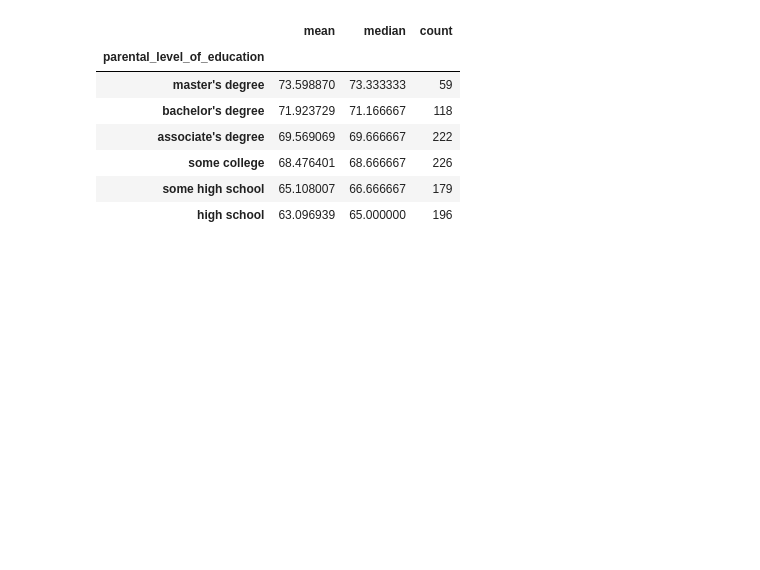
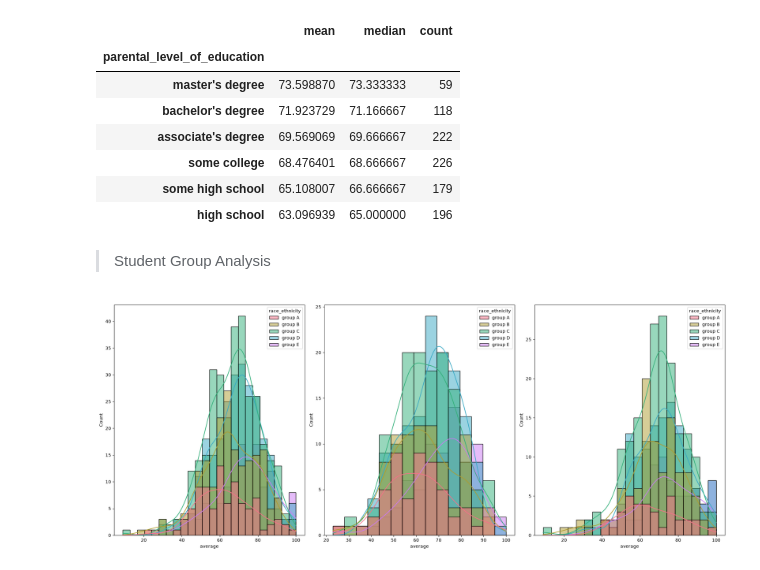
Before and after one commit to ShivamDevHere/student-math-score-prediction, a Jupyter notebook: notebook/01-eda.ipynb, the cells around one changed output. Cells and saved outputs as stored; diff of their text form; code cells hidden in the pictures; blank space fills up the shorter version.

Commit message:
plot: student ehnicity division perf

```diff
--- a/notebook/01-eda.ipynb
+++ b/notebook/01-eda.ipynb
@@ -286,3 +286,42 @@ parent_group
 | some college | 68.476401 | 68.666667 | 226 |
 | some high school | 65.108007 | 66.666667 | 179 |
 | high school | 63.096939 | 65.000000 | 196 |
+# %% [markdown]
+> Student Group Analysis
+# %%
+# Automatically assign fixed colors
+student_order = sorted(df['race_ethnicity'].unique())
+
+colors = sns.color_palette('husl', n_colors=len(student_order))
+student_colors = dict(zip(student_order, colors))
+
+plt.close('all')
+fig, ax = plt.subplots(1, 3, figsize=(20, 8))
+
+# All students
+
+sns.histplot(
+    data=df, x='average', kde=True,
+    hue='race_ethnicity',
+    hue_order=student_order, palette=student_colors,
+    ax=ax[0]
+)
+sns.histplot(
+    data=df[df.gender=='male'], x='average', kde=True,
+    hue='race_ethnicity',
+    hue_order=student_order, palette=student_colors,
+    ax=ax[1]
+)
+sns.histplot(
+    data=df[df.gender=='female'], x='average', kde=True,
+    hue='race_ethnicity',
+    hue_order=student_order, palette=student_colors,
+    ax=ax[2]
+)
+
+plt.tight_layout()
+plt.show()
+
+plt.show()
+# %% [output]
+[figure, added]
```
